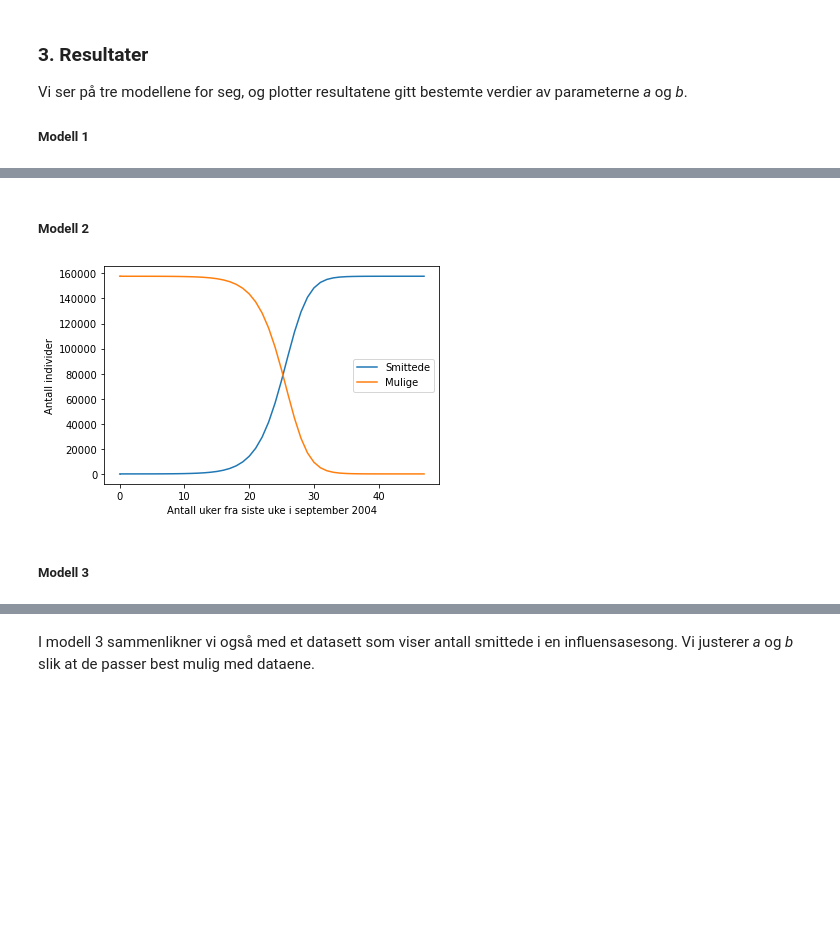
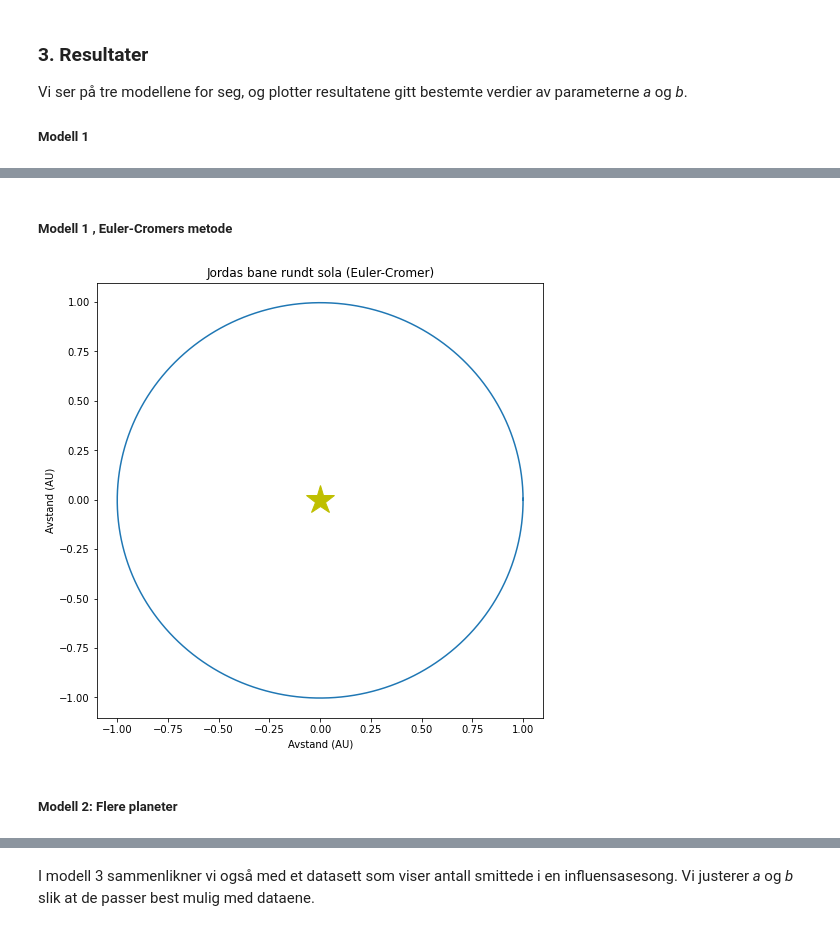
Before and after one commit to JesperVigtel/Planeter-Modellering, a Jupyter notebook: Planetmodellering.ipynb, the cells around one changed output, grey strips where cells are left out. Saved outputs shown, nothing was run; the diff lists cells and outputs as text; code cells hidden in the pictures; blank space fills up the shorter version.

Commit message:
modell 1 og 1.2
modell 2?

```diff
--- a/Planetmodellering.ipynb
+++ b/Planetmodellering.ipynb
@@ -77,38 +139,28 @@ show()
+# %% [markdown]
+##### Modell 1 , Euler-Cromers metode
+# %%
+for i in range(N): #Eulers metode:
+    a_x = -G*solmasse*x[i]/((x[i]-x2)**2 + (y[i]-y2)**2)**(3/2)    #Utrykk fra teori 2.2.1
+    a_y = -G*solmasse*y[i]/((x[i]-x2)**2 + (y[i]-y2)**2)**(3/2)
+
+    vx[i+1] = vx[i] + a_x*dt                                  #For farten
+    vy[i+1] = vy[i] + a_y*dt
+
+    x[i+1] = x[i] + vx[i+1]*dt                                  #For posisjonen
+    y[i+1] = y[i] + vy[i+1]*dt
+
+
+figure(figsize=(8,8))
+
+
+#Plot jordas bane rundt sola
+plot(0,0,"y*", markersize =30 )    #Sola
+plot(x,y)    #Jordas bane
+title("Jordas bane rundt sola (Euler-Cromer)")
+xlabel("Avstand (AU)")
+ylabel("Avstand (AU)")
+show()
+# %% [output]
+[figure, added]
 # %% [markdown]
-##### Modell 2
+##### Modell 2:   Flere planeter
-# %%
-from pylab import *
-
-N = 157759     # Populasjonsstørrelse
-a = 0.5/N       # Kontaktrate
-tid_slutt = 48       # Antall uker vi ønsker å simulere
-
-# Startverdier
-I = 3       # Antall smittede til å begynne med
-S = N-I     # Antall usmittede til å begynne med
-
-# Lister for å spare på verdiene
-mulige = [S]
-smittede = [I]
-t = [0]
-
-for i in range(tid_slutt):
-    # Lager variabelen endring for å ikke endre I eller S før ny I eller S beregnes
-    endring = a*S*I
-    I = I + endring
-    S = S - endring
-    # Legger inn verdier i listene
-    smittede.append(I)
-    mulige.append(S)
-    t.append(i)
-
-plot(t,smittede,label='Smittede')
-plot(t,mulige,label='Mulige')
-xlabel('Antall uker fra siste uke i september 2004')
-ylabel('Antall individer')
-legend() # Viser merkelapper
-show()
-# %% [output]
-[figure, removed]
-# %% [markdown]
-##### Modell 3
```
Also changed, not shown: parts of 7 cells of this notebook.
